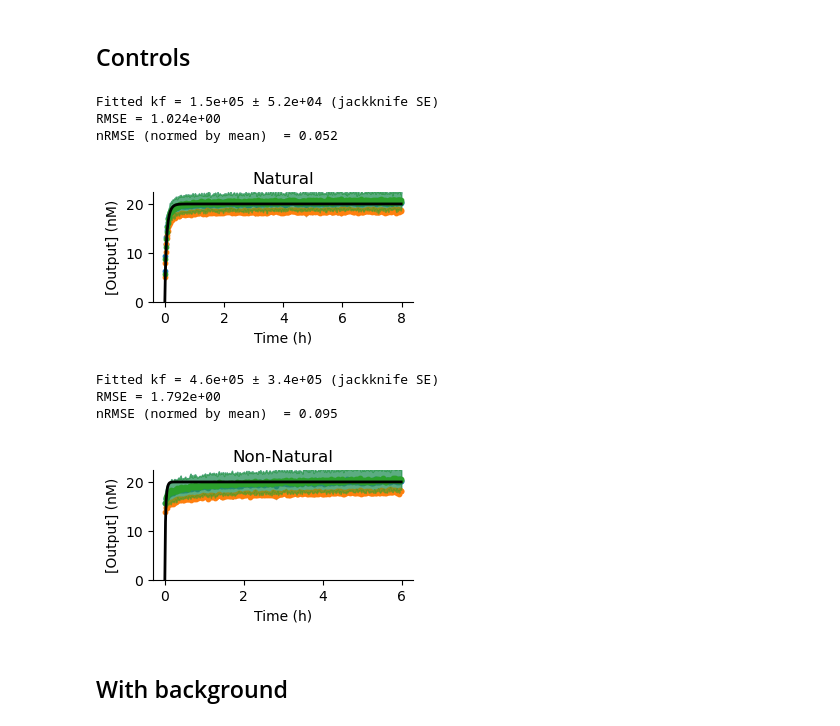
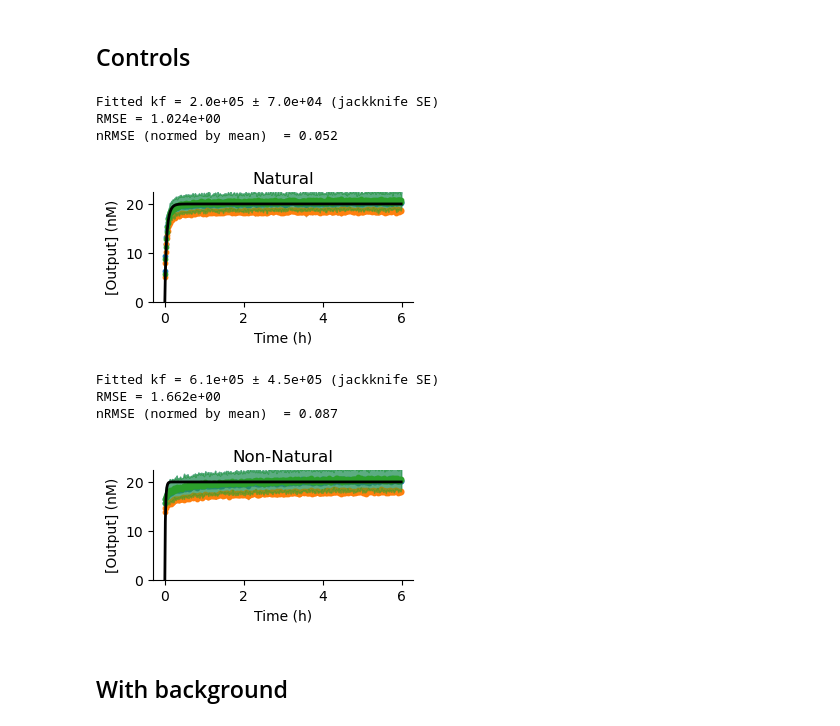
Before and after one commit to thachuk-lab/NN-DSD-Results-Analysis, a Jupyter notebook: cacade_modeling.ipynb, the cells around one changed output. Saved outputs shown, nothing was run; the diff lists cells and outputs as text; code cells hidden in the pictures.

```diff
--- a/cacade_modeling.ipynb
+++ b/cacade_modeling.ipynb
@@ -1595,8 +1595,8 @@ conditions = conditions_UW_casc_controls
 levels = list(conditions.keys())
 fit = fit_nat
 start = time_to_seconds("0:00:00")
-x = np.array(t_TUM_casc_controls[0:number_of_points])
-offset = offset_TUM_casc_controls
+x = np.array(t_UW_casc_controls[0:number_of_points])
+offset = offset_UW_casc_controls
 format_dict = {'point_size': 10, 'point_opacity': 1, 'fill_opacity': 0.8}
 
 curves = []
@@ -1670,35 +1670,35 @@ for i,rep in enumerate(to_fit[0]):
   ax.scatter(x_th,[i for i in rep], color=color_scheme[i], s = 10)
   ax.fill_between(x_th,(np.array([i for i in rep])-np.array(stdDev[0][i])),np.array([i for i in rep]), color=color_scheme[i], alpha= alph)
   ax.fill_between(x_th,[i for i in rep],  (np.array([i for i in rep])+np.array(stdDev[0][i])), color=color_scheme[i], alpha= alph)
 ax.plot(x_h,[i for i in model_one_step(fitted_kf, x, fixed_params_list[0])], 'black',linewidth=line)
 
 # Calculating mean normalized RMSE for the condition
 nrep = len(to_fit[0])
 t_i = [x_trunc] * nrep
 fixed_i = [fixed_params_list[0]] * nrep   # replicate the dict for each curve
 r = residuals(kf_mean, model_one_step, t_i, to_fit[0], fixed_i)
 RMSE = np.sqrt(np.mean(r**2))
 y_all = np.concatenate(to_fit[0])
 nRMSE_mean  = RMSE / y_all.mean()
 print(f"RMSE = {RMSE:.3e}")
 print(f"nRMSE (normed by mean)  = {nRMSE_mean:.3f}")
 
 
 
 ax.set_ylim(0,22.5)
 ax.set_xlabel('Time (h)')
 ax.set_title("Natural")
 ax.spines['right'].set_visible(False)
 ax.spines['top'].set_visible(False)
 ax.set_ylabel('[Output] (nM)')
 
 plt.savefig("Figures/UW_casc_control_nat.svg", dpi=400)
 plt.show()
 # %% [output]
-Fitted kf = 1.5e+05 ± 5.2e+04 (jackknife SE)
+Fitted kf = 2.0e+05 ± 7.0e+04 (jackknife SE)
 RMSE = 1.024e+00
 nRMSE (normed by mean)  = 0.052
-[figure, old version]
+[figure, new version]
 # %%
 
 t = t_UW_casc_controls
@@ -1707,8 +1707,8 @@ conditions = conditions_UW_casc_controls
 levels = list(conditions.keys())
 fit = fit_nn
 start = time_to_seconds("0:00:00")
-x = np.array(t_TUM_casc_controls[0:number_of_points])
-offset = offset_TUM_casc_controls
+x = np.array(t_UW_casc_controls[0:number_of_points])
+offset = offset_UW_casc_controls
 format_dict = {'point_size': 10, 'point_opacity': 1, 'fill_opacity': 0.8}
 
 curves = []
@@ -1808,9 +1808,9 @@ ax.set_ylabel('[Output] (nM)')
 plt.savefig("Figures/UW_casc_control_nn.svg", dpi=400)
 plt.show()
 # %% [output]
-Fitted kf = 4.6e+05 ± 3.4e+05 (jackknife SE)
-RMSE = 1.792e+00
-nRMSE (normed by mean)  = 0.095
+Fitted kf = 6.1e+05 ± 4.5e+05 (jackknife SE)
+RMSE = 1.662e+00
+nRMSE (normed by mean)  = 0.087
 [figure]
 # %% [markdown]
 ## With background
```
Also changed, not shown: parts of 7 cells of this notebook, 6 other files.
